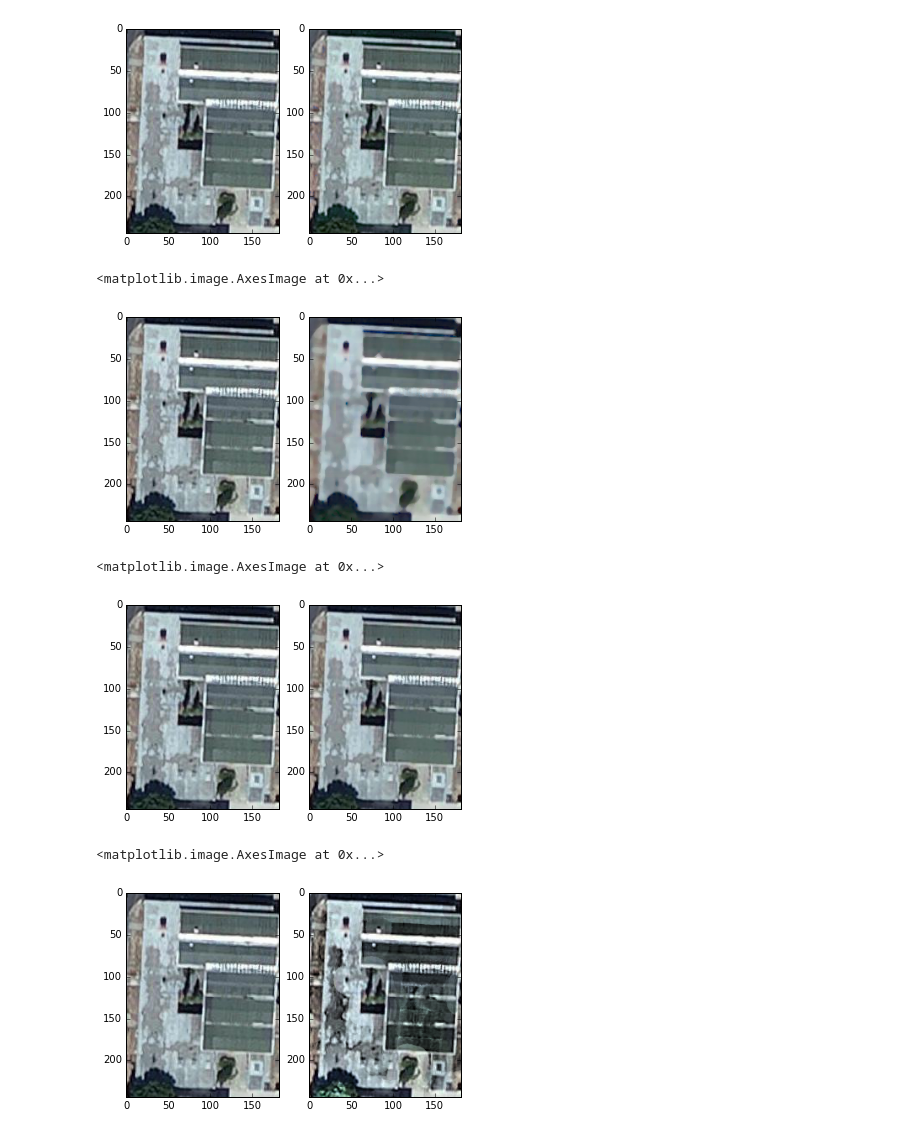
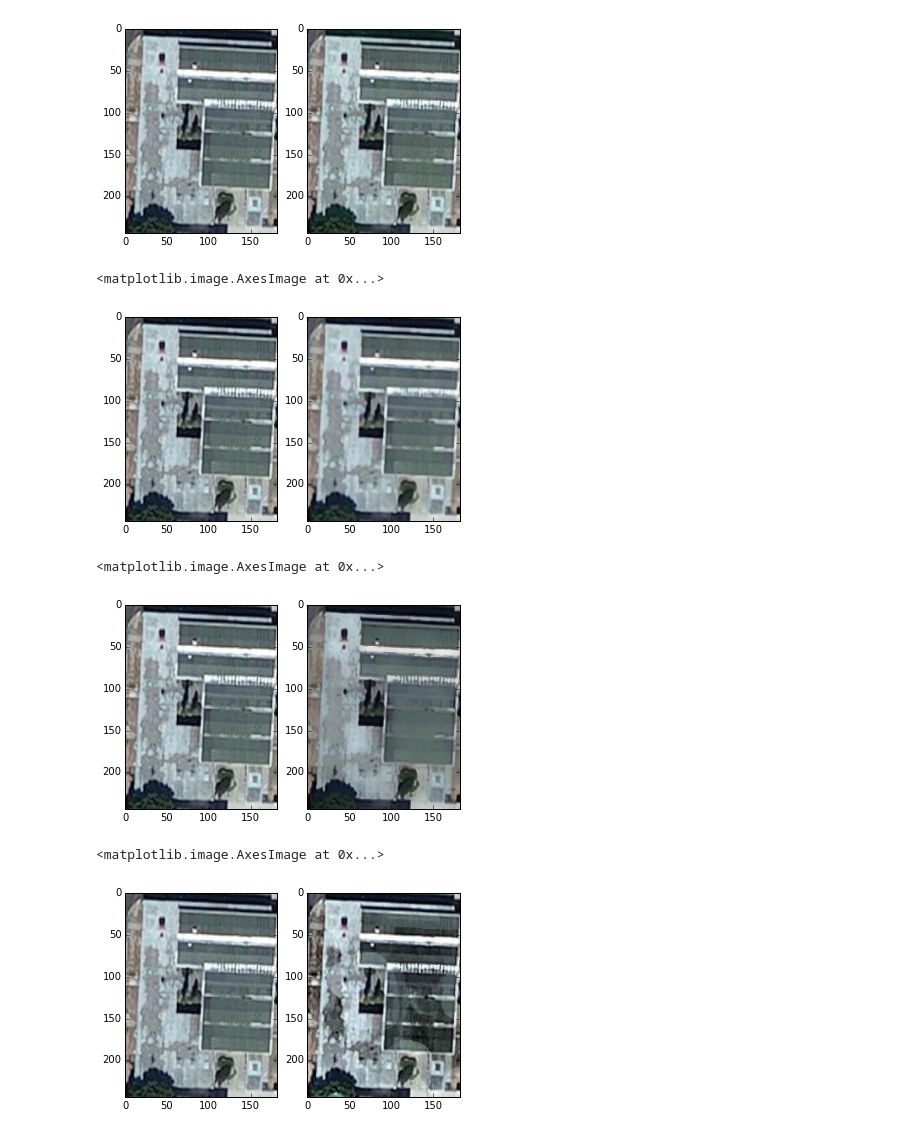
Before and after one commit to pvchaumier/dsg, a Jupyter notebook: notebooks/ImageAnalysis.ipynb, the cells around one changed output. Drawn from its saved outputs; the diff is of its cells as text; code cells hidden in the pictures.

```diff
--- a/notebooks/ImageAnalysis.ipynb
+++ b/notebooks/ImageAnalysis.ipynb
@@ -14,10 +14,10 @@ from scipy import misc
 from skimage.transform import resize
 from skimage.transform import rotate
 
-#with adapt_rgb one can use grayscale functions with RGB images
+# with adapt_rgb one can use grayscale functions with RGB images
 from skimage.color.adapt_rgb import adapt_rgb, hsv_value
 
-DATAFOLDER = 'data'
+DATAFOLDER = '../data'
 IMAGE_FOLDER = os.path.join(DATAFOLDER, 'roof_images')
 # %%
 df = pd.read_csv(os.path.join(DATAFOLDER, 'id_train.csv'))
@@ -178,12 +178,12 @@ ax2.imshow(hsv2rgb(new_img))
 <matplotlib.image.AxesImage at 0x...>
 [figure]
 # %%
-#Median filter
+# Median filter
 from skimage.filters.rank import median
 from skimage.morphology import disk
 @adapt_rgb(hsv_value)
 def noiseremoval(img):
-    return median(img,disk(4))
+    return median(img,disk(2))
 new_img = noiseremoval(img)
 fig = plt.figure()
 ax1 = fig.add_subplot(121)
@@ -192,30 +192,31 @@ ax1.imshow(img)
 ax2.imshow(new_img)
 # %% [output]
 <matplotlib.image.AxesImage at 0x...>
-[figure, old version]
+[figure, new version]
 # %%
-#Image smoothing
-#The bilateral filter allows to preserve important borders while smoothing the image
+# Image smoothing
+# The bilateral filter allows to preserve important borders while smoothing the image
 from skimage.filters.rank import mean_bilateral
+
 @adapt_rgb(hsv_value)
 def mean_b(img):
-    return mean_bilateral(img,disk(10),s0=10,s1=10)
+    return mean_bilateral(img,disk(10),s0=10,s1=100)
+
 new_img = mean_b(img)
 fig = plt.figure()
 ax1 = fig.add_subplot(121)
 ax2 = fig.add_subplot(122)
 ax1.imshow(img)
 ax2.imshow(new_img)
-# PAS GRAND N A CHANGE SUR LA PHOTO
 # %% [output]
 <matplotlib.image.AxesImage at 0x...>
-[figure, old version]
+[figure, new version]
 # %%
-#Autolevel
+# Autolevel
 from skimage.filters.rank import autolevel
 @adapt_rgb(hsv_value)
 def autoL(img):
-    return autolevel(img,disk(15))
+    return autolevel(img,disk(20))
 new_img = autoL(img)
 fig = plt.figure()
 ax1 = fig.add_subplot(121)
@@ -224,5 +225,5 @@ ax1.imshow(img)
 ax2.imshow(new_img)
 # %% [output]
 <matplotlib.image.AxesImage at 0x...>
-[figure, old version]
+[figure, new version]
 # %%
```
Also changed, not shown: parts of 6 cells of this notebook, 1 other file.
